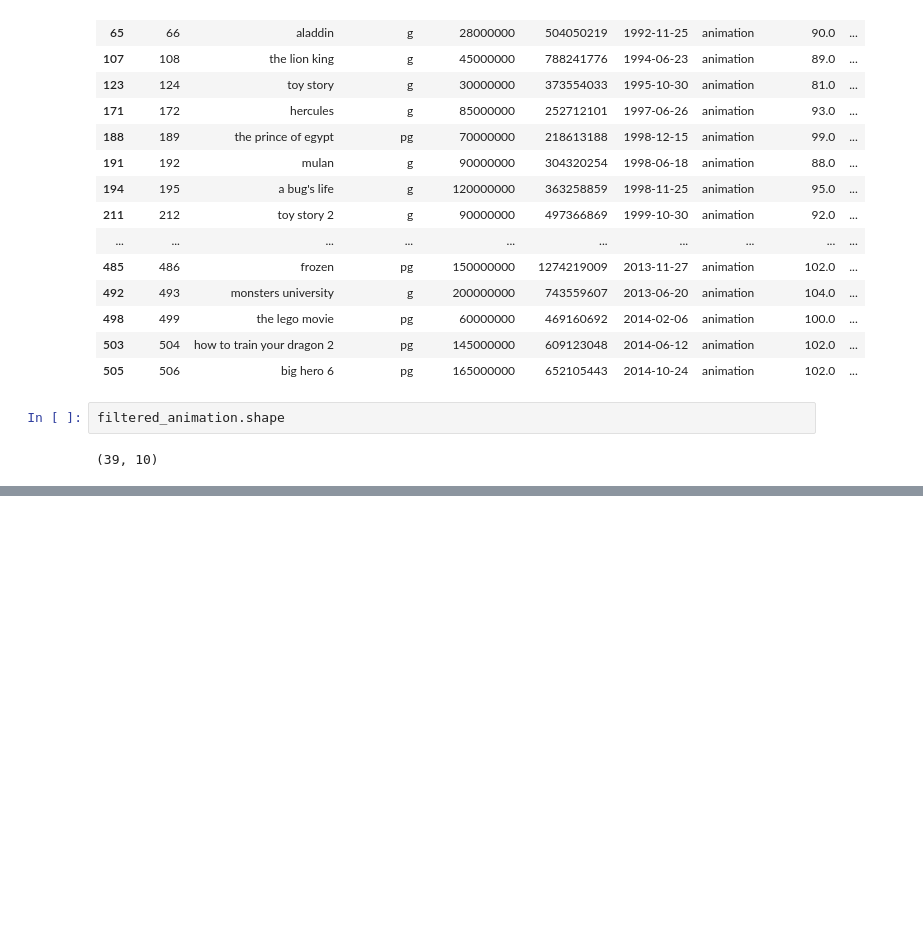
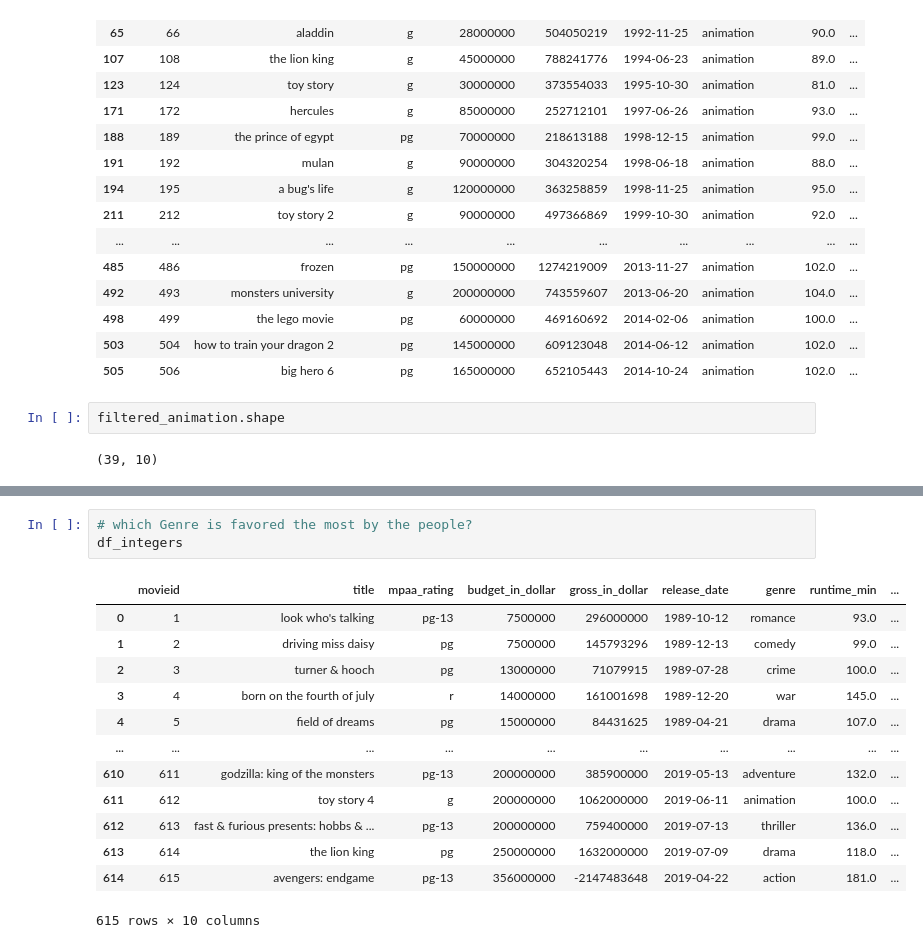
Before and after one commit to gabriela-arlt/Python-Beginner, a Jupyter notebook: Project 1/pandas_beginners.ipynb, the cells around one changed output, grey strips where cells are left out. Drawn from its saved outputs; the diff is of its cells as text; blank space fills up the shorter version.

```diff
--- a/pandas_beginners.ipynb
+++ b/Project 1/pandas_beginners.ipynb
@@ -540,0 +719,17 @@ filtered_animation.shape
+# %%
+# which Genre is favored the most by the people?
+df_integers
+# %% [output]
+|  | movieid | title | mpaa_rating | budget_in_dollar | gross_in_dollar | release_date | genre | runtime_min | ... |
+| 0 | 1 | look who's talking | pg-13 | 7500000 | 296000000 | 1989-10-12 | romance | 93.0 | ... |
+| 1 | 2 | driving miss daisy | pg | 7500000 | 145793296 | 1989-12-13 | comedy | 99.0 | ... |
+| 2 | 3 | turner & hooch | pg | 13000000 | 71079915 | 1989-07-28 | crime | 100.0 | ... |
+| 3 | 4 | born on the fourth of july | r | 14000000 | 161001698 | 1989-12-20 | war | 145.0 | ... |
+| 4 | 5 | field of dreams | pg | 15000000 | 84431625 | 1989-04-21 | drama | 107.0 | ... |
+| ... | ... | ... | ... | ... | ... | ... | ... | ... | ... |
+| 610 | 611 | godzilla: king of the monsters | pg-13 | 200000000 | 385900000 | 2019-05-13 | adventure | 132.0 | ... |
+| 611 | 612 | toy story 4 | g | 200000000 | 1062000000 | 2019-06-11 | animation | 100.0 | ... |
+| 612 | 613 | fast & furious presents: hobbs & ... | pg-13 | 200000000 | 759400000 | 2019-07-13 | thriller | 136.0 | ... |
+| 613 | 614 | the lion king | pg | 250000000 | 1632000000 | 2019-07-09 | drama | 118.0 | ... |
+| 614 | 615 | avengers: endgame | pg-13 | 356000000 | -2147483648 | 2019-04-22 | action | 181.0 | ... |
+615 rows × 10 columns
```
Also changed, not shown: parts of 22 cells of this notebook, 2 other files.
